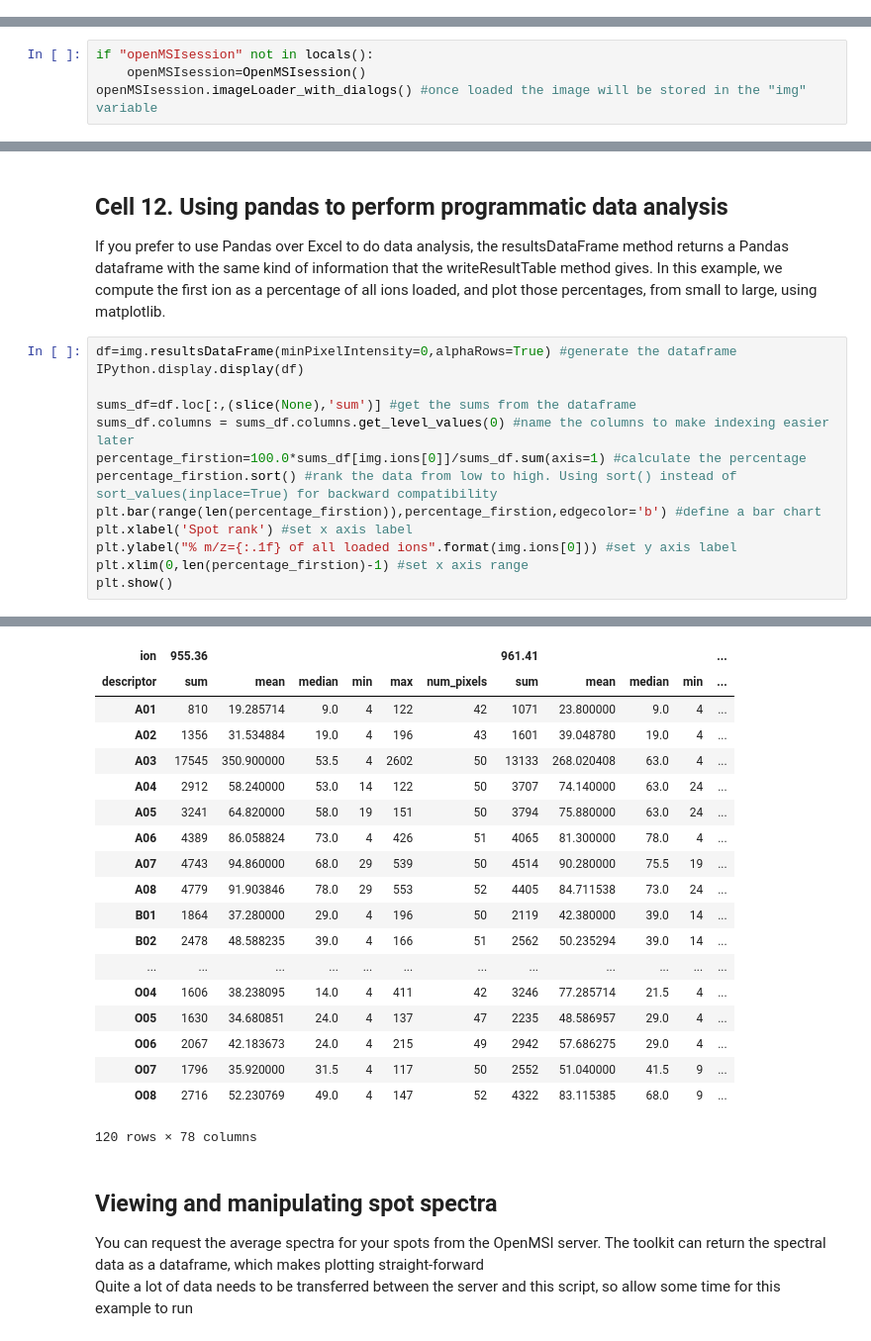
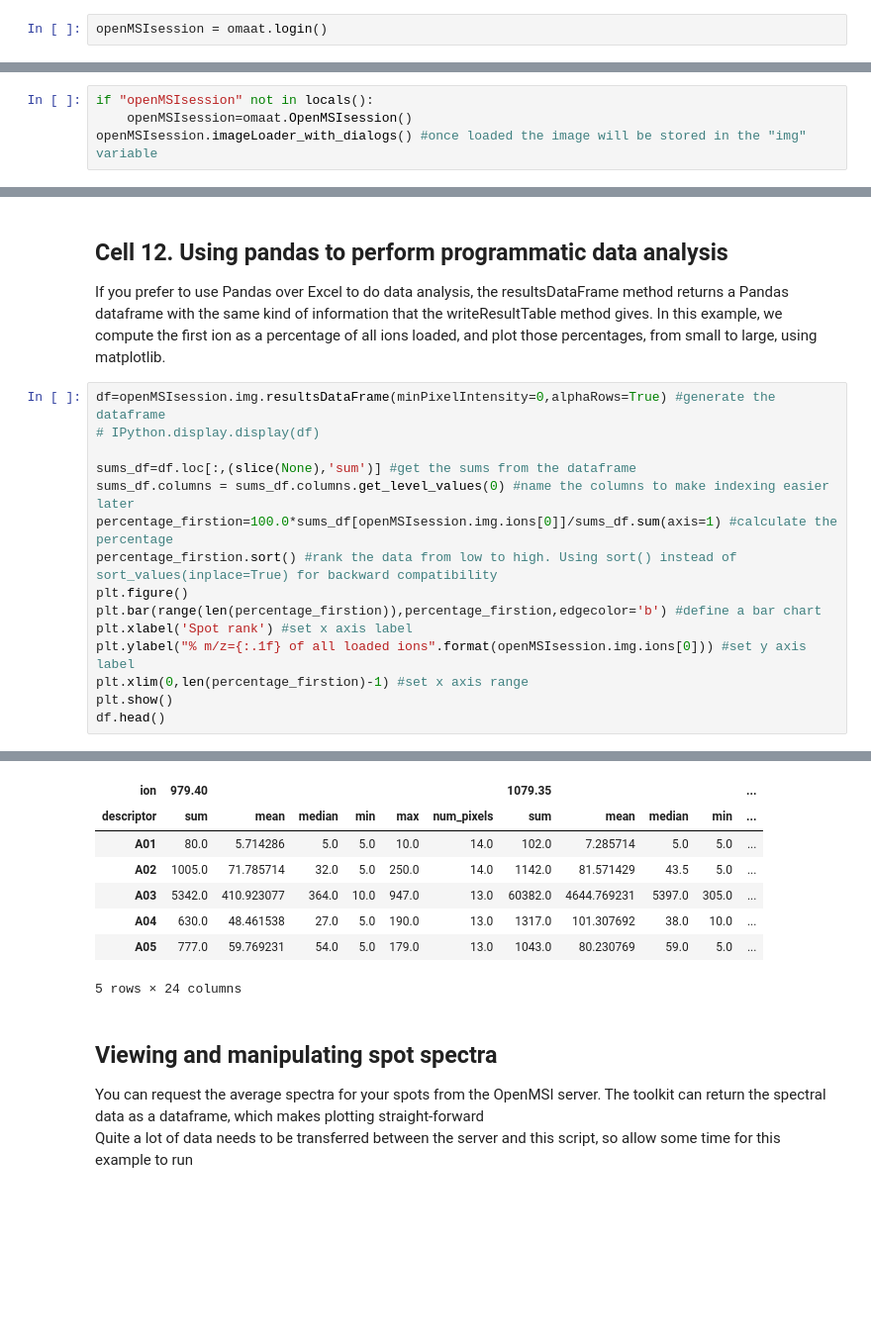
Before and after one commit to biorack/omaat, a Jupyter notebook: omaat_tutorial.ipynb, the cells around one changed output, grey strips where cells are left out. Shown at 99% size. Saved outputs shown, nothing was run; the diff lists cells and outputs as text; blank space fills up the shorter version.

```diff
--- a/omaat_tutorial.ipynb
+++ b/omaat_tutorial.ipynb
@@ -45,0 +39,2 @@ Login appears to be successful!
+# %%
+openMSIsession = omaat.login()
@@ -57,4 +65,4 @@ After a successful login, executing the file selector cell will prompt a list of
 # %%
 if "openMSIsession" not in locals():
-    openMSIsession=OpenMSIsession()
+    openMSIsession=omaat.OpenMSIsession()
 openMSIsession.imageLoader_with_dialogs() #once loaded the image will be stored in the "img" variable
@@ -183,16 +202,18 @@ img.writeResultTable(fileName=filename,alphaRows=True)
 If you prefer to use Pandas over Excel to do data analysis, the resultsDataFrame method returns a Pandas dataframe with the same kind of information that the writeResultTable method gives.
 In this example, we compute the first ion as a percentage of all ions loaded, and plot those percentages, from small to large, using matplotlib.
 # %%
-df=img.resultsDataFrame(minPixelIntensity=0,alphaRows=True) #generate the dataframe
-IPython.display.display(df)
+df=openMSIsession.img.resultsDataFrame(minPixelIntensity=0,alphaRows=True) #generate the dataframe
+# IPython.display.display(df)
 
 sums_df=df.loc[:,(slice(None),'sum')] #get the sums from the dataframe
 sums_df.columns = sums_df.columns.get_level_values(0) #name the columns to make indexing easier later
-percentage_firstion=100.0*sums_df[img.ions[0]]/sums_df.sum(axis=1) #calculate the percentage
+percentage_firstion=100.0*sums_df[openMSIsession.img.ions[0]]/sums_df.sum(axis=1) #calculate the percentage
 percentage_firstion.sort() #rank the data from low to high. Using sort() instead of sort_values(inplace=True) for backward compatibility
+plt.figure()
 plt.bar(range(len(percentage_firstion)),percentage_firstion,edgecolor='b') #define a bar chart
 plt.xlabel('Spot rank') #set x axis label
-plt.ylabel("% m/z={:.1f} of all loaded ions".format(img.ions[0])) #set y axis label
+plt.ylabel("% m/z={:.1f} of all loaded ions".format(openMSIsession.img.ions[0])) #set y axis label
 plt.xlim(0,len(percentage_firstion)-1) #set x axis range
 plt.show()
+df.head()
 # %% [output]
@@ -199,22 +222,11 @@ plt.show()
-| ion | 955.36 |  |  |  |  |  | 961.41 |  |  |  | ... |
+| ion | 979.40 |  |  |  |  |  | 1079.35 |  |  |  | ... |
 | descriptor | sum | mean | median | min | max | num_pixels | sum | mean | median | min | ... |
-| A01 | 810 | 19.285714 | 9.0 | 4 | 122 | 42 | 1071 | 23.800000 | 9.0 | 4 | ... |
-| A02 | 1356 | 31.534884 | 19.0 | 4 | 196 | 43 | 1601 | 39.048780 | 19.0 | 4 | ... |
-| A03 | 17545 | 350.900000 | 53.5 | 4 | 2602 | 50 | 13133 | 268.020408 | 63.0 | 4 | ... |
-| A04 | 2912 | 58.240000 | 53.0 | 14 | 122 | 50 | 3707 | 74.140000 | 63.0 | 24 | ... |
-| A05 | 3241 | 64.820000 | 58.0 | 19 | 151 | 50 | 3794 | 75.880000 | 63.0 | 24 | ... |
-| A06 | 4389 | 86.058824 | 73.0 | 4 | 426 | 51 | 4065 | 81.300000 | 78.0 | 4 | ... |
-| A07 | 4743 | 94.860000 | 68.0 | 29 | 539 | 50 | 4514 | 90.280000 | 75.5 | 19 | ... |
-| A08 | 4779 | 91.903846 | 78.0 | 29 | 553 | 52 | 4405 | 84.711538 | 73.0 | 24 | ... |
-| B01 | 1864 | 37.280000 | 29.0 | 4 | 196 | 50 | 2119 | 42.380000 | 39.0 | 14 | ... |
-| B02 | 2478 | 48.588235 | 39.0 | 4 | 166 | 51 | 2562 | 50.235294 | 39.0 | 14 | ... |
-| ... | ... | ... | ... | ... | ... | ... | ... | ... | ... | ... | ... |
-| O04 | 1606 | 38.238095 | 14.0 | 4 | 411 | 42 | 3246 | 77.285714 | 21.5 | 4 | ... |
-| O05 | 1630 | 34.680851 | 24.0 | 4 | 137 | 47 | 2235 | 48.586957 | 29.0 | 4 | ... |
-| O06 | 2067 | 42.183673 | 24.0 | 4 | 215 | 49 | 2942 | 57.686275 | 29.0 | 4 | ... |
-| O07 | 1796 | 35.920000 | 31.5 | 4 | 117 | 50 | 2552 | 51.040000 | 41.5 | 9 | ... |
-| O08 | 2716 | 52.230769 | 49.0 | 4 | 147 | 52 | 4322 | 83.115385 | 68.0 | 9 | ... |
+| A01 | 80.0 | 5.714286 | 5.0 | 5.0 | 10.0 | 14.0 | 102.0 | 7.285714 | 5.0 | 5.0 | ... |
+| A02 | 1005.0 | 71.785714 | 32.0 | 5.0 | 250.0 | 14.0 | 1142.0 | 81.571429 | 43.5 | 5.0 | ... |
+| A03 | 5342.0 | 410.923077 | 364.0 | 10.0 | 947.0 | 13.0 | 60382.0 | 4644.769231 | 5397.0 | 305.0 | ... |
+| A04 | 630.0 | 48.461538 | 27.0 | 5.0 | 190.0 | 13.0 | 1317.0 | 101.307692 | 38.0 | 10.0 | ... |
+| A05 | 777.0 | 59.769231 | 54.0 | 5.0 | 179.0 | 13.0 | 1043.0 | 80.230769 | 59.0 | 5.0 | ... |
-120 rows × 78 columns
+5 rows × 24 columns
 # %% [markdown]
 <h2>Viewing and manipulating spot spectra</h2>
 You can request the average spectra for your spots from the OpenMSI server.
```
Also changed, not shown: parts of 16 cells of this notebook, 5 other files.
